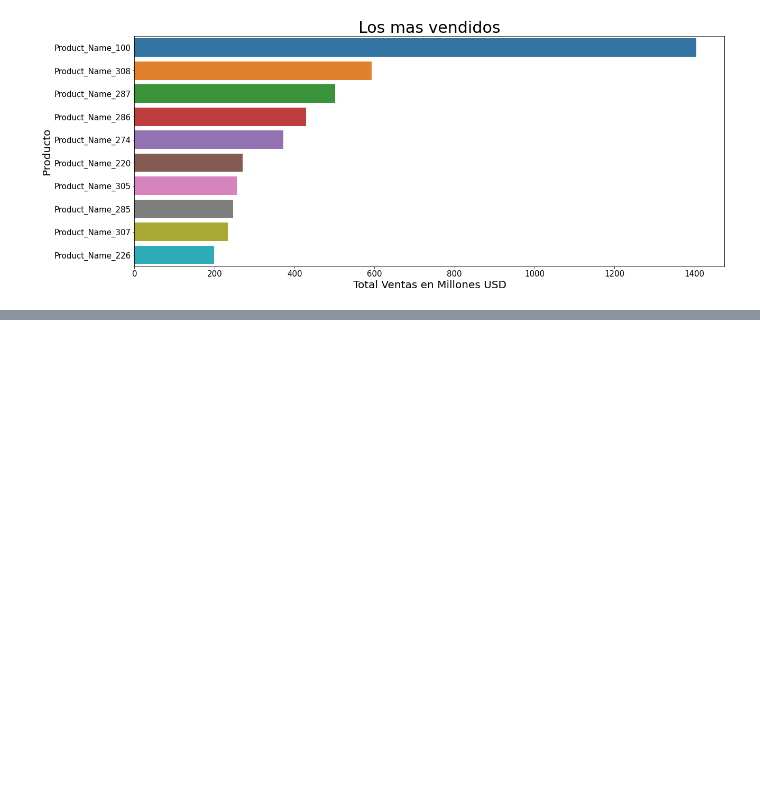
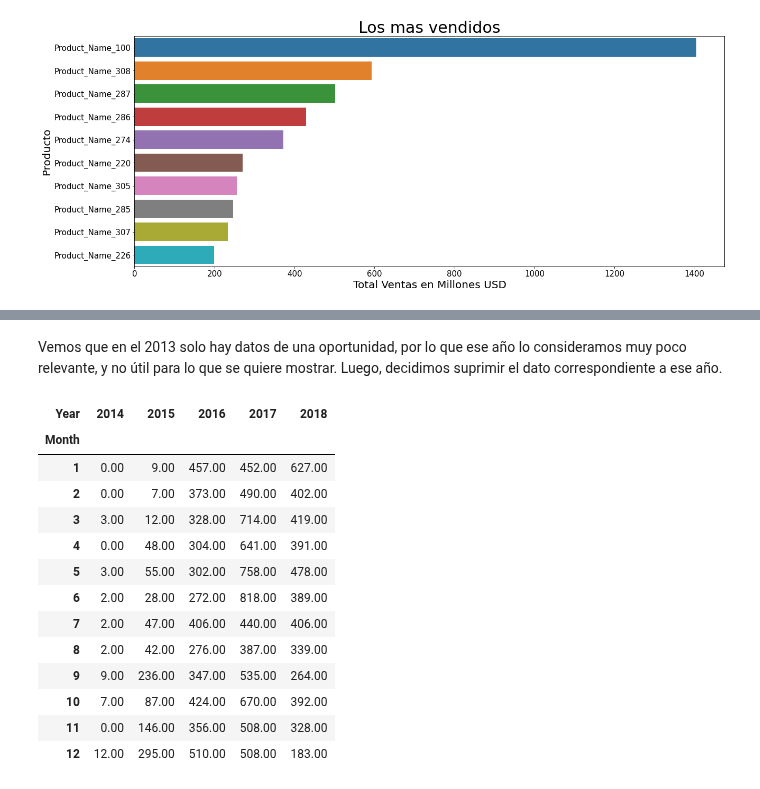
Before and after one commit to FerFabbiano/tp1-OrganizacionDeDatos, a Jupyter notebook: TP1_OrgaDeDatos.ipynb, the cells around one changed output, grey strips where cells are left out. Cells and saved outputs as stored; diff of their text form; code cells hidden in the pictures; blank space fills up the shorter version.

```diff
--- a/TP1_OrgaDeDatos.ipynb
+++ b/TP1_OrgaDeDatos.ipynb
@@ -641,0 +692,2 @@ entrenamientoDf.head(10)
+# %% [markdown]
+Vemos que en el 2013 solo hay datos de una oportunidad, por lo que ese año lo consideramos muy poco relevante, y no útil para lo que se quiere mostrar. Luego, decidimos suprimir el dato correspondiente a ese año.
@@ -641,0 +700,17 @@ entrenamientoDf.head(10)
+# %%
+dfHeatMap
+# %% [output]
+| Year | 2014 | 2015 | 2016 | 2017 | 2018 |
+| Month |  |  |  |  |  |
+| 1 | 0.00 | 9.00 | 457.00 | 452.00 | 627.00 |
+| 2 | 0.00 | 7.00 | 373.00 | 490.00 | 402.00 |
+| 3 | 3.00 | 12.00 | 328.00 | 714.00 | 419.00 |
+| 4 | 0.00 | 48.00 | 304.00 | 641.00 | 391.00 |
+| 5 | 3.00 | 55.00 | 302.00 | 758.00 | 478.00 |
+| 6 | 2.00 | 28.00 | 272.00 | 818.00 | 389.00 |
+| 7 | 2.00 | 47.00 | 406.00 | 440.00 | 406.00 |
+| 8 | 2.00 | 42.00 | 276.00 | 387.00 | 339.00 |
+| 9 | 9.00 | 236.00 | 347.00 | 535.00 | 264.00 |
+| 10 | 7.00 | 87.00 | 424.00 | 670.00 | 392.00 |
+| 11 | 0.00 | 146.00 | 356.00 | 508.00 | 328.00 |
+| 12 | 12.00 | 295.00 | 510.00 | 508.00 | 183.00 |
```
Also changed, not shown: parts of 19 cells of this notebook.
